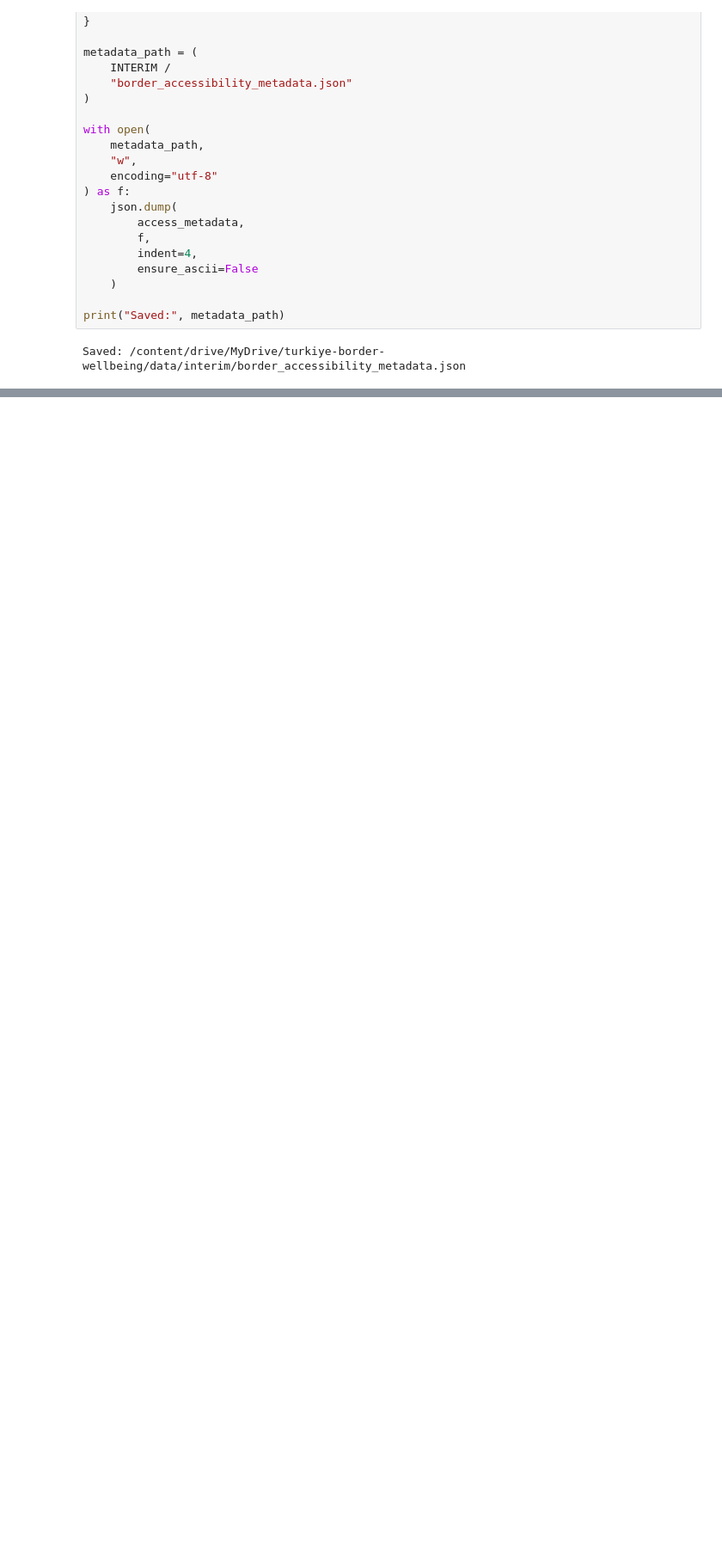
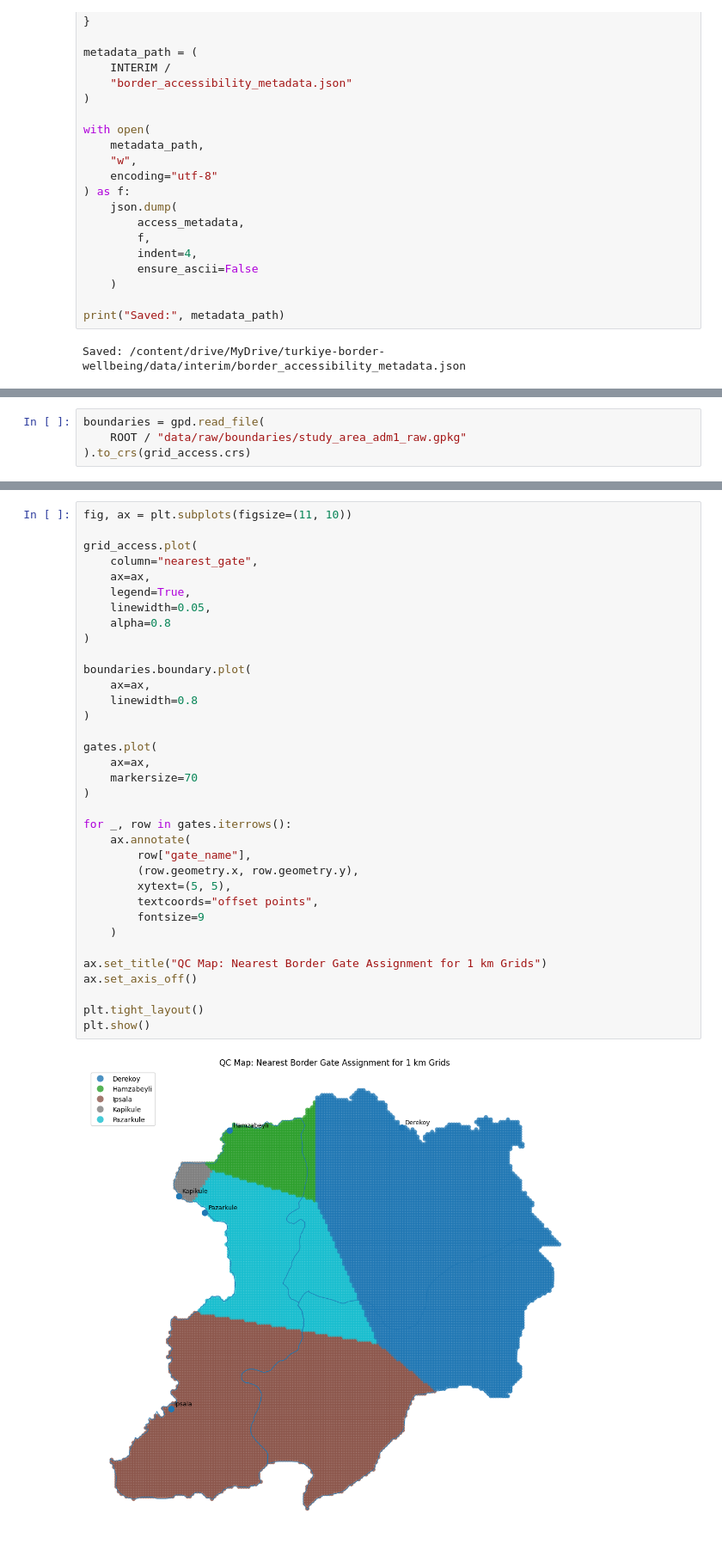
Before and after one commit to sureyyatemelli/turkiye-border-wellbeing, a Jupyter notebook: notebooks/03_border_accessibility/03_border_accessibility.ipynb, the cells around one changed output, grey strips where cells are left out. Shown at 86% size. Cells and saved outputs as stored; diff of their text form; blank space fills up the shorter version.

```diff
--- a/notebooks/03_border_accessibility/03_border_accessibility.ipynb
+++ b/notebooks/03_border_accessibility/03_border_accessibility.ipynb
@@ -448,0 +558,4 @@ Saved: /content/drive/MyDrive/turkiye-border-wellbeing/data/interim/border_acces
+# %%
+boundaries = gpd.read_file(
+    ROOT / "data/raw/boundaries/study_area_adm1_raw.gpkg"
+).to_crs(grid_access.crs)
@@ -448,0 +569,37 @@ Saved: /content/drive/MyDrive/turkiye-border-wellbeing/data/interim/border_acces
+# %%
+fig, ax = plt.subplots(figsize=(11, 10))
+
+grid_access.plot(
+    column="nearest_gate",
+    ax=ax,
+    legend=True,
+    linewidth=0.05,
+    alpha=0.8
+)
+
+boundaries.boundary.plot(
+    ax=ax,
+    linewidth=0.8
+)
+
+gates.plot(
+    ax=ax,
+    markersize=70
+)
+
+for _, row in gates.iterrows():
+    ax.annotate(
+        row["gate_name"],
+        (row.geometry.x, row.geometry.y),
+        xytext=(5, 5),
+        textcoords="offset points",
+        fontsize=9
+    )
+
+ax.set_title("QC Map: Nearest Border Gate Assignment for 1 km Grids")
+ax.set_axis_off()
+
+plt.tight_layout()
+plt.show()
+# %% [output]
+[figure, added]
```
Also changed, not shown: parts of 8 cells of this notebook, 2 other files.
